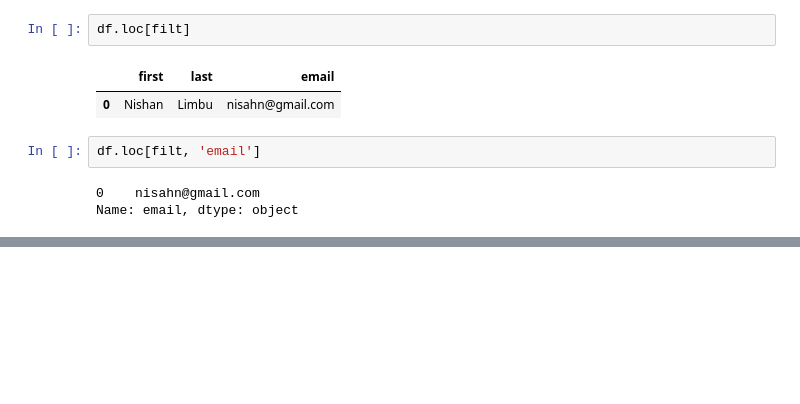
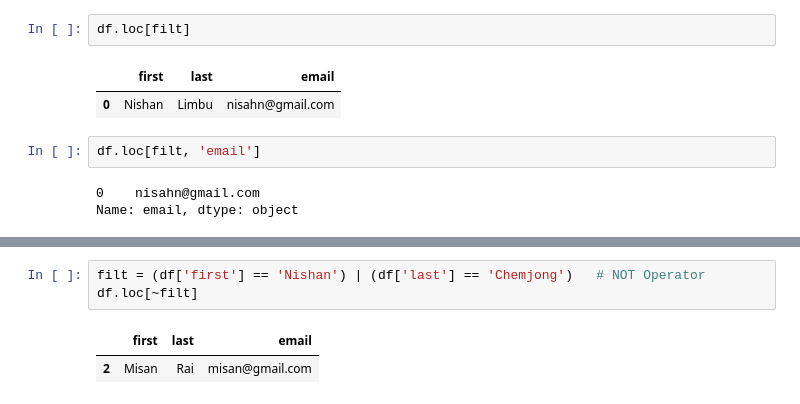
Before and after one commit to nishanlimbuchemjong/Pandas-for-AI-ML, a Jupyter notebook: Pandas_for_AI_&_ML.ipynb, the cells around one changed output, grey strips where cells are left out. Drawn from its saved outputs; the diff is of its cells as text; blank space fills up the shorter version.

Commit message:
Filtering- used logic  operator for filtering

```diff
--- a/Pandas_for_AI_&_ML.ipynb
+++ b/Pandas_for_AI_&_ML.ipynb
@@ -440,0 +455,6 @@ Name: email, dtype: object
+# %%
+filt = (df['first'] == 'Nishan') | (df['last'] == 'Chemjong')   # NOT Operator
+df.loc[~filt]
+# %% [output]
+|  | first | last | email |
+| 2 | Misan | Rai | misan@gmail.com |
```
Also changed, not shown: parts of 5 cells of this notebook.
